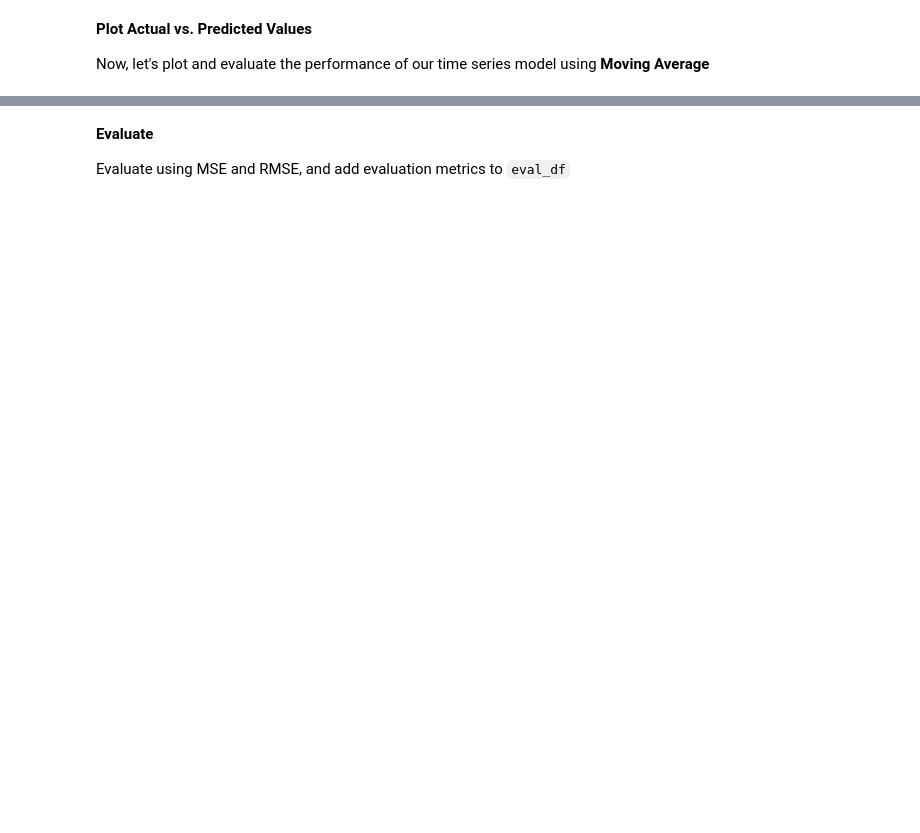
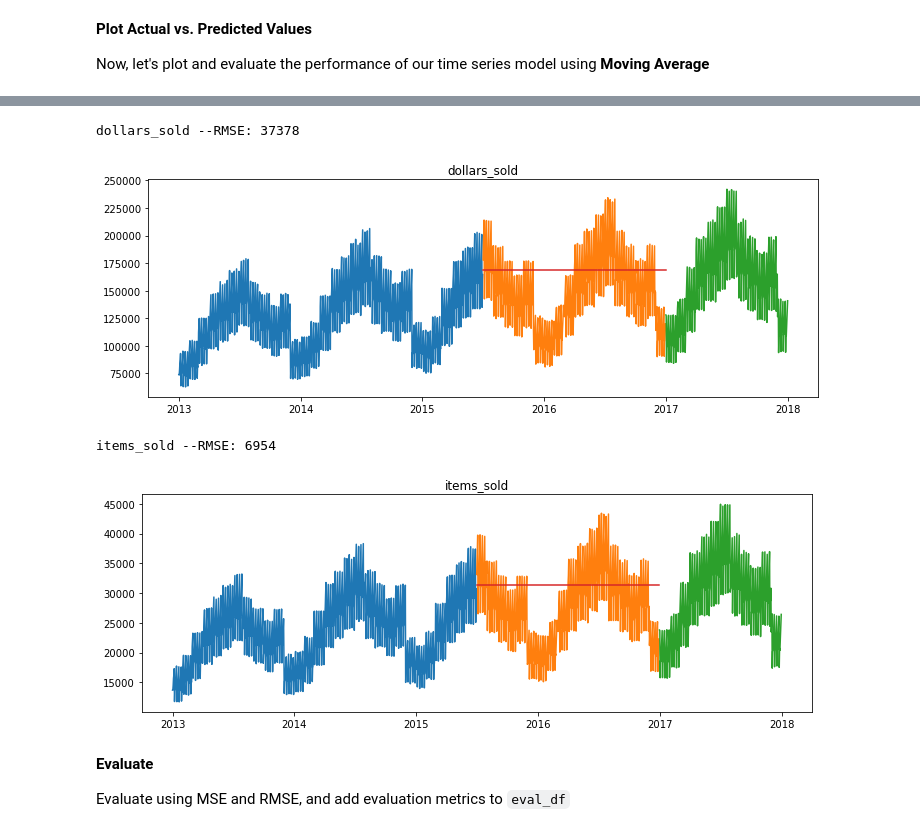
Before and after one commit to lopezelihezer/time-series-exercises, a Jupyter notebook: modeling-lesson.ipynb, the cells around one changed output, grey strips where cells are left out. Drawn from its saved outputs; the diff is of its cells as text; code cells hidden in the pictures; blank space fills up the shorter version.

```diff
--- a/modeling-lesson.ipynb
+++ b/modeling-lesson.ipynb
@@ -431,3 +439,11 @@ items_sold -- RMSE: 6954
+# %%
+for col in train.columns:
+    plot_and_eval(col)
+# %% [output]
+dollars_sold --RMSE: 37378
+[figure, added]
+items_sold --RMSE: 6954
+[figure, added]
 # %% [markdown]
 **Evaluate**
 
```
Also changed, not shown: parts of 41 cells of this notebook, 1 other file.
